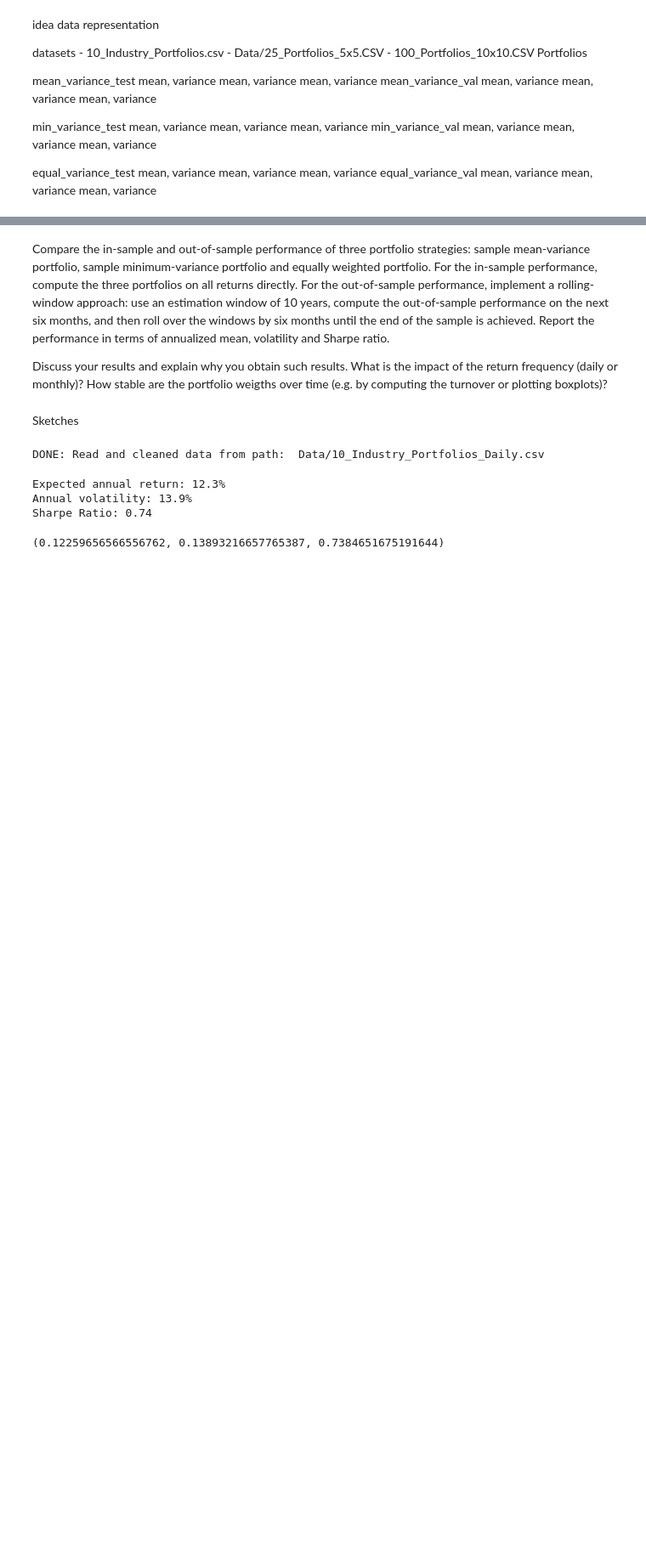
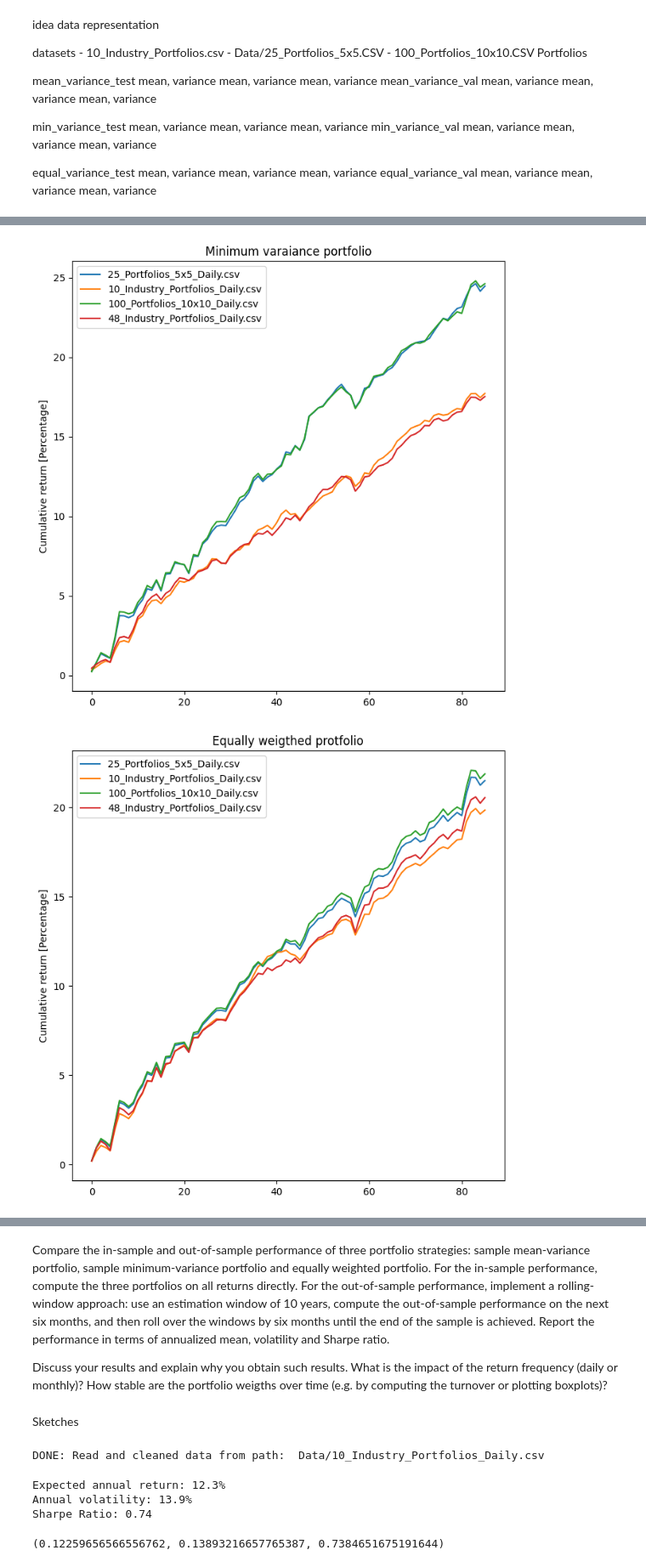
Before and after one commit to ohlstre1/Big-Data-in-Finance, a Jupyter notebook: source.ipynb, the cells around one changed output, grey strips where cells are left out. Shown at 85% size. Saved outputs shown, nothing was run; the diff lists cells and outputs as text; code cells hidden in the pictures; blank space fills up the shorter version.

```diff
--- a/source.ipynb
+++ b/source.ipynb
@@ -271,0 +417,24 @@ variable
+# %%
+
+def plot_cumul_return(path_dict, if_daily = True, portfolio_idx=0):
+    plt.figure(figsize=(8, 8))
+    legend_names = []
+    for name in path_dict.keys():
+        if "Daily" in name and if_daily:
+            plt.plot(np.cumsum(np.array(path_dict[name][1])[:,portfolio_idx]))
+            legend_names.append(name)
+
+
+    plt.title(PORTFOLIO_ORDER[portfolio_idx])
+    plt.ylabel("Cumulative return [Percentage]")
+    plt.legend(legend_names)
+    plt.show()
+
+
+plot_cumul_return(path_dict, portfolio_idx=0)
+plot_cumul_return(path_dict, portfolio_idx=1)
+plot_cumul_return(path_dict, portfolio_idx=2)
+plot_cumul_return(path_dict, portfolio_idx=3)
+# %% [output]
+[figure, added]
+[figure, added]
```
Also changed, not shown: parts of 11 cells of this notebook, 9 other files.
